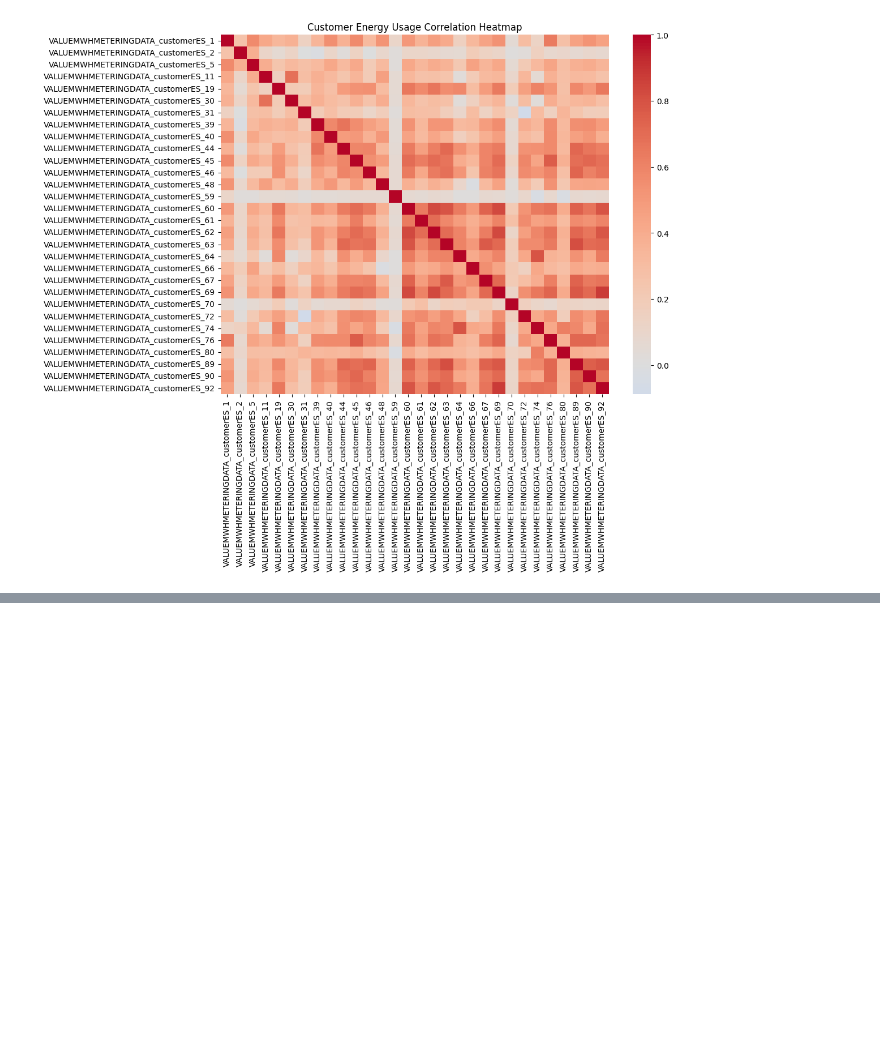
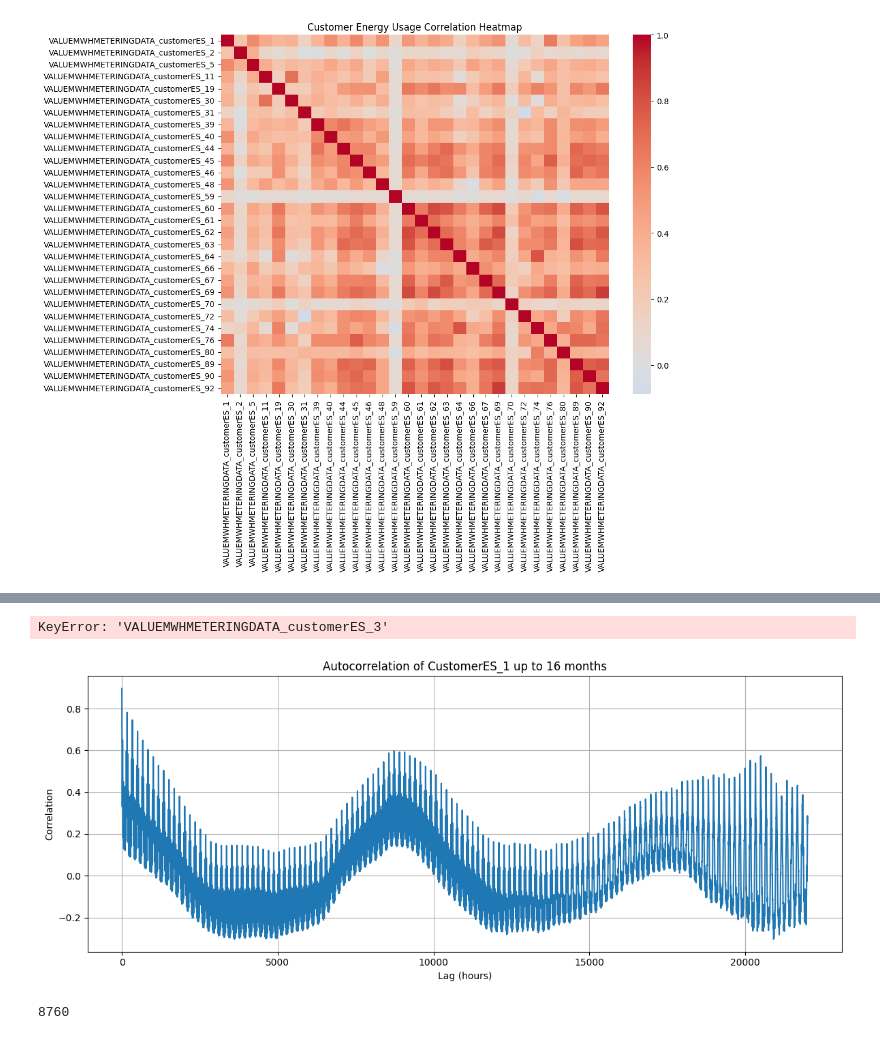
Before and after one commit to vimohr/ETH_Datathon_2025, a Jupyter notebook: tristan_data_visualizaton.ipynb, the cells around one changed output, grey strips where cells are left out. Cells and saved outputs as stored; diff of their text form; code cells hidden in the pictures; blank space fills up the shorter version.

```diff
--- a/tristan_data_visualizaton.ipynb
+++ b/tristan_data_visualizaton.ipynb
@@ -57,0 +87,30 @@ plt.show()
+# %%
+#correlation of customer 1 with all others
+correlation_matrix["VALUEMWHMETERINGDATA_customerES_3"].sort_values(ascending=False)
+# %% [output]
+KeyError: 'VALUEMWHMETERINGDATA_customerES_3'
+# %%
+# Optional: aggregate to daily or monthly if you want smoother autocorrelation
+# series = series.resample('D').mean()
+# or
+# series = series.resample('M').mean()
+
+series = df["VALUEMWHMETERINGDATA_customerES_5"].dropna()
+
+max_lag = 22000  # hours
+autocorrelations = [series.autocorr(lag) for lag in range(1, max_lag)]
+
+plt.figure(figsize=(12, 5))
+plt.plot(range(1, max_lag), autocorrelations)
+plt.title("Autocorrelation of CustomerES_1 up to 16 months")
+plt.xlabel("Lag (hours)")
+plt.ylabel("Correlation")
+plt.grid(True)
+plt.tight_layout()
+plt.show()
+# %% [output]
+[figure, added]
+# %%
+print(24*365)
+# %% [output]
+8760
```
Also changed, not shown: parts of 3 cells of this notebook, 1 other file.
